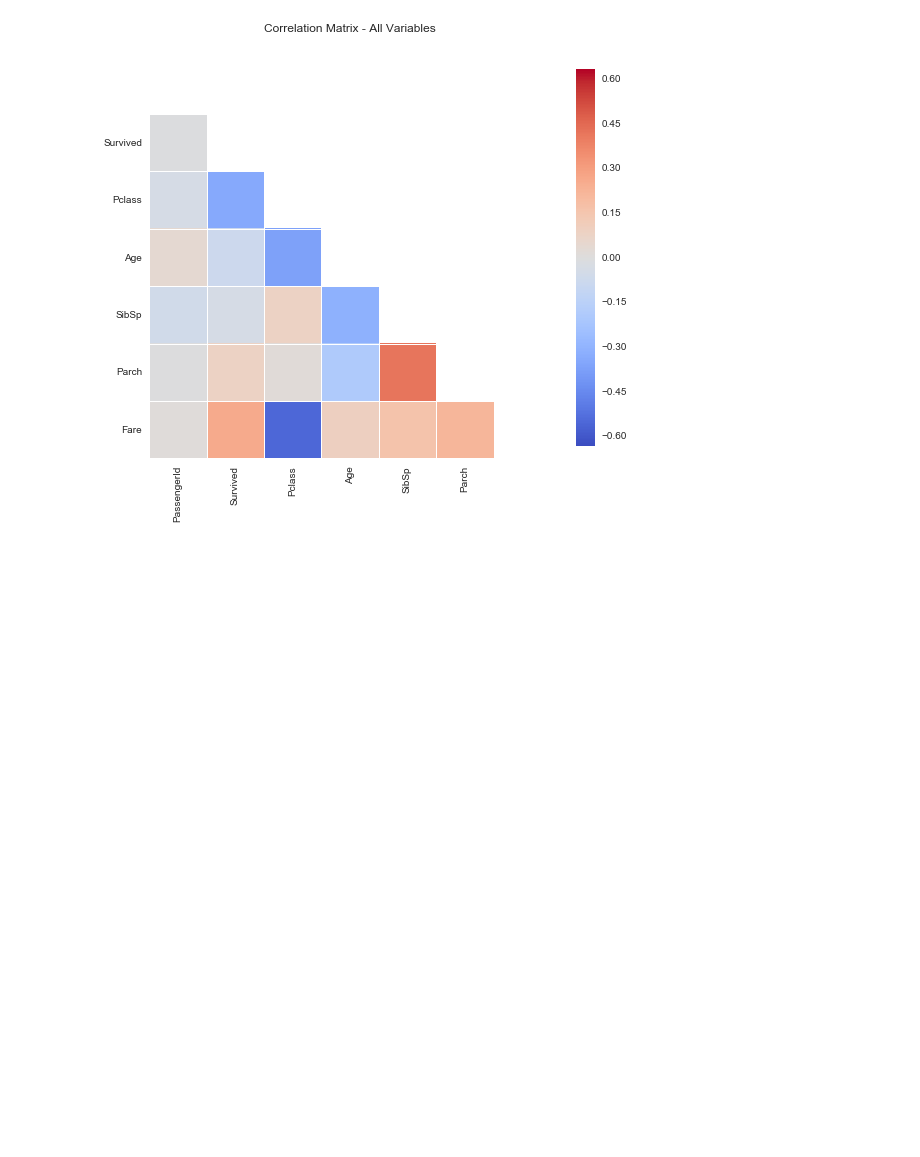
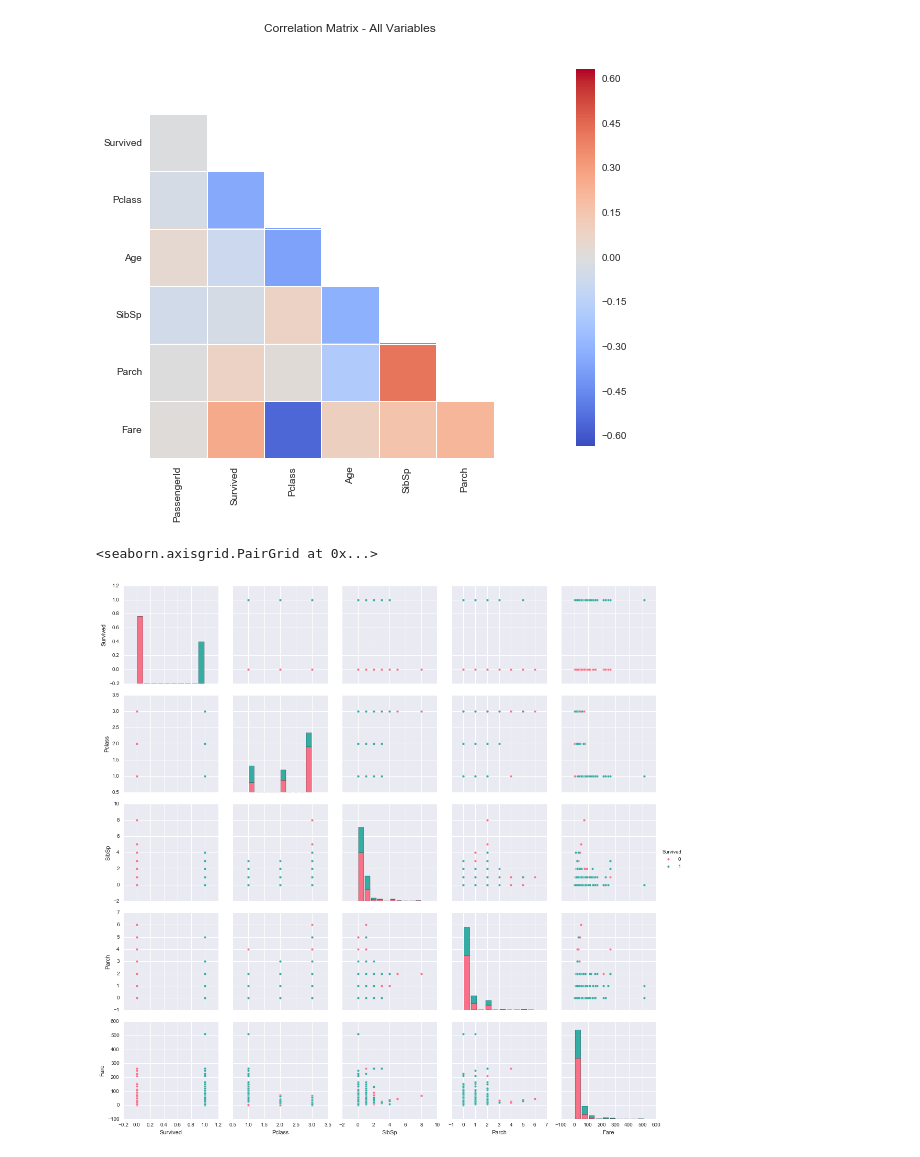
Before and after one commit to btq/icc_titanic, a Jupyter notebook: dev/2016-09-01-BTQ-LoadTitanicData.ipynb, the cells around one changed output. Drawn from its saved outputs; the diff is of its cells as text; code cells hidden in the pictures; blank space fills up the shorter version.

Commit message:
Add pairplots

```diff
--- a/dev/2016-09-01-BTQ-LoadTitanicData.ipynb
+++ b/dev/2016-09-01-BTQ-LoadTitanicData.ipynb
@@ -83,3 +87,9 @@ plt.title('Correlation Matrix - All Variables')
 plt.show()
 # %% [output]
 [figure]
+# %%
+sns.pairplot(data,vars=[u'Survived', u'Pclass',
+       u'SibSp', u'Parch', u'Fare'], hue="Survived",size=3, palette="husl")
+# %% [output]
+<seaborn.axisgrid.PairGrid at 0x...>
+[figure, added]
```
Also changed, not shown: parts of 2 cells of this notebook.
